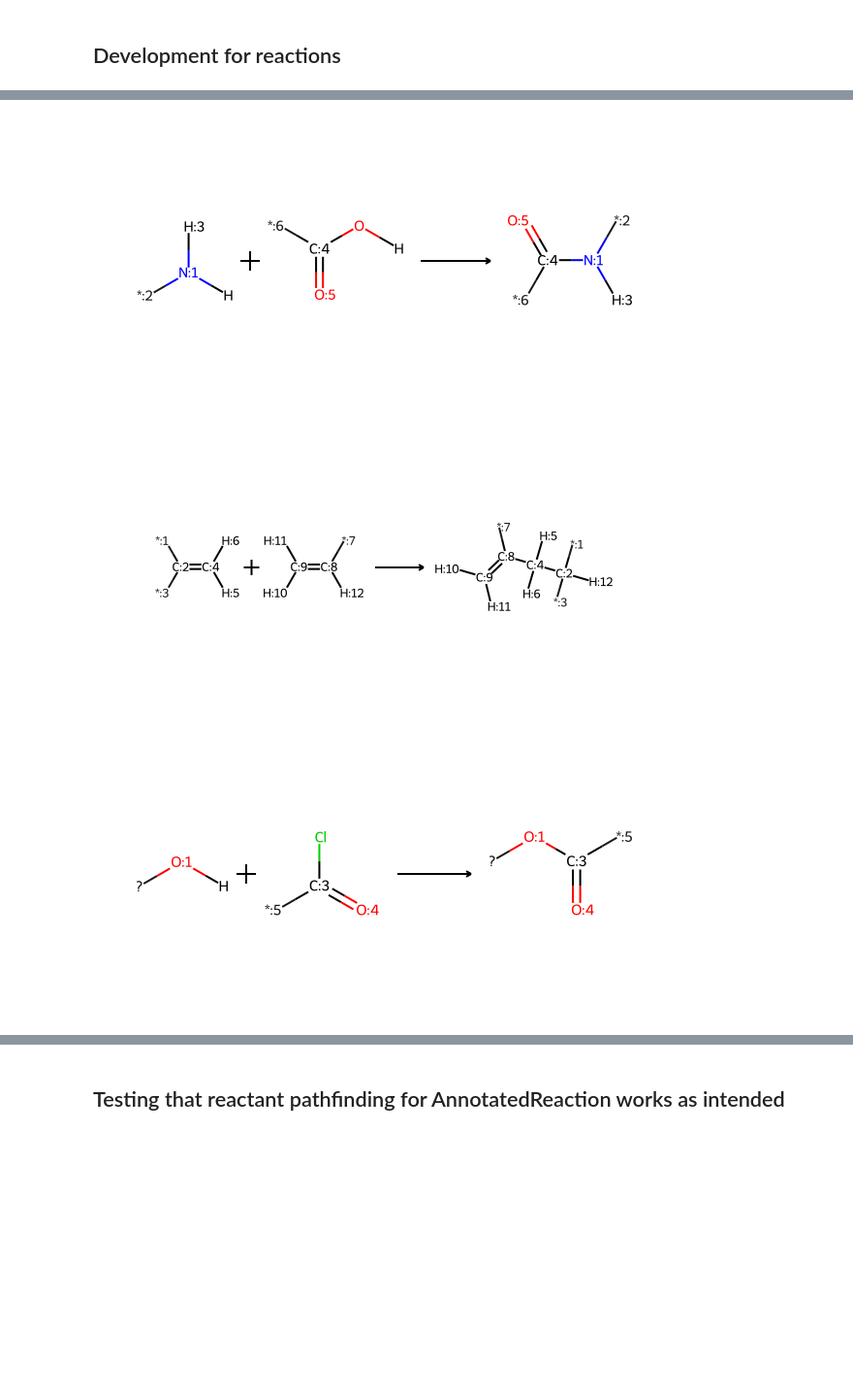
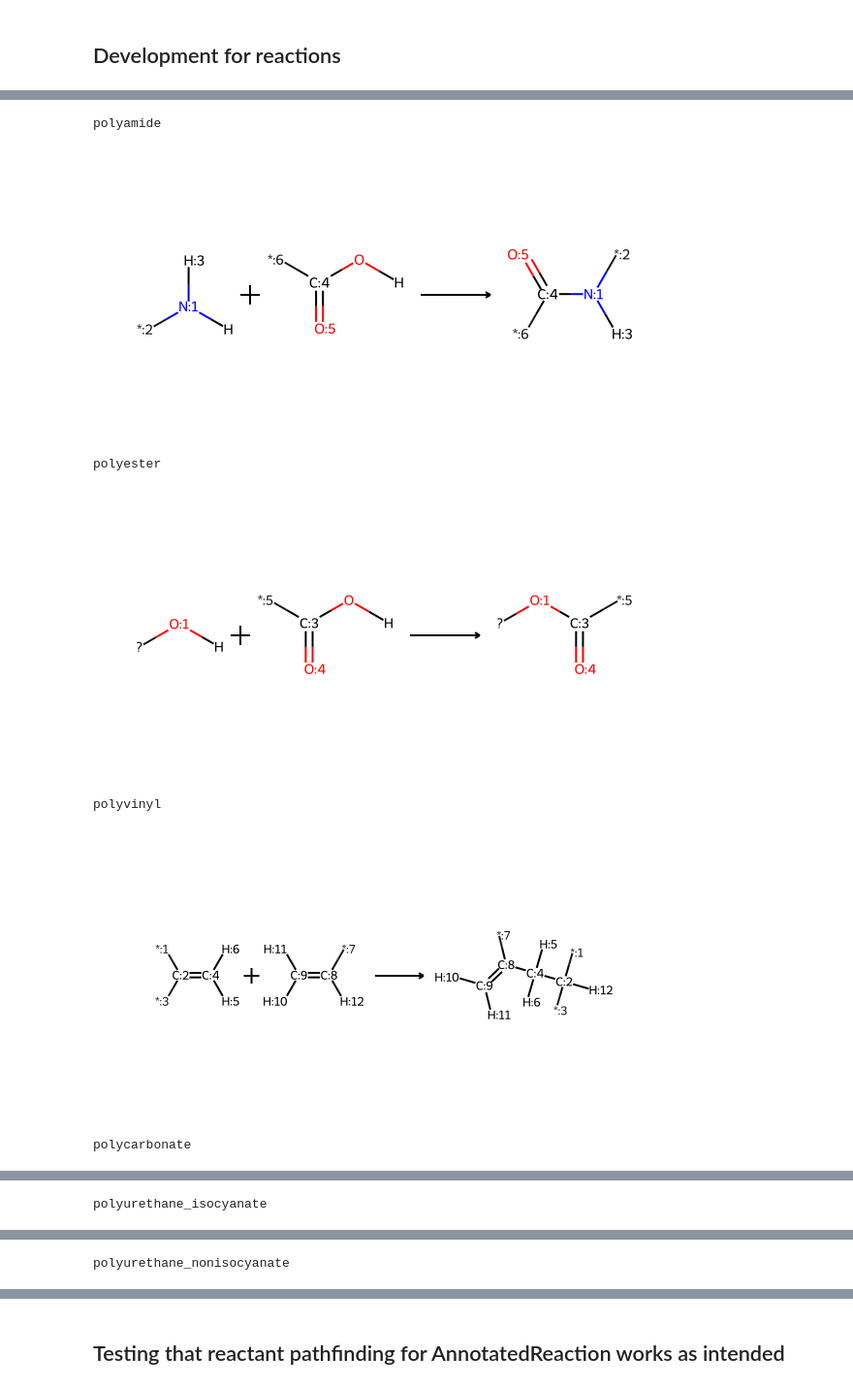
Before and after one commit to timbernat/polymer_workbench, a Jupyter notebook: dev_rxns.ipynb, the cells around one changed output, grey strips where cells are left out. Shown: that part at 97% size. Saved outputs shown, nothing was run; the diff lists cells and outputs as text; code cells hidden in the pictures; blank space fills up the shorter version.

```diff
--- a/dev_rxns.ipynb
+++ b/dev_rxns.ipynb
@@ -30,14 +30,15 @@ reactant_smiles = [
     'c1ccc(C(=O)Cl)cc1C(=O)O',
     'FC(F)(F)F',
     'c1(O)c(O)c(C(=O)Cl)c(O)c(C(=O)Cl)c1',
-    "O=C=N\\CCCCCC/N=C=O",
-    "OCCC(N=C=O)CCO",
+    'O=C=N\\CCCCCC/N=C=O',
+    'OCCC(N=C=O)CCO',
     'C=CC(=O)OCC1COC(=O)O1',
     'NCCCCCCN',
     'NCCC(C(=O)O)CCCN',
     'C=Cc1ccccc1',
     'C=C(Cl)',
     'FC(F)=C',
+    'O1C(=O)C(=O)C(N)(N)C(=O)C(=O)1'
 ]
 reactants = [
     sanitized_mol_with_aromaticity(smiles)
@@ -50,10 +51,11 @@ display(MolsToGridImage(reactants, molsPerRow=5, subImgSize=(N, N)))
 # DEFINING REACTIONS
 RXN_SMARTS : dict[str, str] = {
     'polyamide'     : '[#7:1](-[*:2])(-[#1])-[#1:3].[#8](-[#6:4](=[#8:5])-[*:6])-[#1]>>[#7:1](-[*:2])(-[#1:3])-[#6:4](=[#8:5])-[*:6]',
+    'polyester'     : '[#1]-[#8:1]-[!$([#6]=[#8]):2].[#8](-[#6:3](=[#8:4])-[*:5])-[#1]>>[#8:1](-[!$([#6]=[#8]):2])-[#6:3](=[#8:4])-[*:5]',
     'polyvinyl'     : '[*:1]-[#6:2](-[*:3])=[#6:4](-[#1:5])-[#1:6].[*:7]-[#6:8](=[#6:9](-[#1:10])-[#1:11])-[#1:12]>>[*:1]-[#6:2](-[*:3])(-[#6:4](-[#1:5])(-[#1:6])-[#6:8](-[*:7])=[#6:9](-[#1:10])-[#1:11])-[#1:12]',
     'polycarbonate' : '[#1]-[#8:1]-[!$([#6]=[#8]):2].[#17]-[#6:3](=[#8:4])-[*:5]>>[#8:1](-[!$([#6]=[#8]):2])-[#6:3](=[#8:4])-[*:5]',
     'polyurethane_isocyanate': '[#1:1]-[#8:2]-[!$([#6]=[#8]):3].[#8:4]=[#6:5]=[#7:6]-[*:7]>>[#1:1]-[#7:6](-[#6:5](-[#8:2]-[!$([#6]=[#8]):3])=[#8:4])-[*:7]',
-    "polyurethane_nonisocyanate": "[*:1]-[#6:2]1(-[#1:3])-[#8:4]-[#6:5](=[#8:6])-[#8:7]-[#6:8]-1(-[*:9])-[#1:10].[#7:11](-[*:12])(-[#1:13])-[#1:14]>>[*:1]-[#6:2](-[#1:3])(-[#8:4]-[#1:13])-[#6:8](-[#8:7]-[#6:5](=[#8:6])-[#7:11](-[*:12])-[#1:14])(-[*:9])-[#1:10]",
+    'polyurethane_nonisocyanate': '[*:1]-[#6:2]1(-[#1:3])-[#8:4]-[#6:5](=[#8:6])-[#8:7]-[#6:8]-1(-[*:9])-[#1:10].[#7:11](-[*:12])(-[#1:13])-[#1:14]>>[*:1]-[#6:2](-[#1:3])(-[#8:4]-[#1:13])-[#6:8](-[#8:7]-[#6:5](=[#8:6])-[#7:11](-[*:12])-[#1:14])(-[*:9])-[#1:10]',
     # NOTE: have deliberately excluded compatible reactants for polyimides to test whether negative results are correctly returned during reactant perception
     'polyimide' : '[#7:1](-[*:2])(-[#1])-[#1].[*:3]-[#6:4](=[#8:5])-[#8]-[#6:6](=[#8:7])-[*:8]>>[#7:1](-[*:2])(-[#6:4](-[*:3])=[#8:5])-[#6:6](=[#8:7])-[*:8]',
 }
@@ -61,6 +63,7 @@ RXNS : dict[str, AnnotatedReaction] = {}
 for rxn_name, rxn_smarts in RXN_SMARTS.items():
     rxn = AnnotatedReaction.from_smarts(rxn_smarts)
     rxn.Initialize()
+    print(rxn_name)
     display(rxn)
     RXNS[rxn_name] = rxn
 # %% [output]
@@ -68,3 +71,7 @@ for rxn_name, rxn_smarts in RXN_SMARTS.items():
+polyamide
 [figure]
+polyester
-[figure, old version]
+[figure, new version]
+polyvinyl
-[figure, old version]
+[figure, new version]
+polycarbonate
@@ -71,0 +79 @@ for rxn_name, rxn_smarts in RXN_SMARTS.items():
+polyurethane_isocyanate
@@ -73,0 +81 @@ for rxn_name, rxn_smarts in RXN_SMARTS.items():
+polyurethane_nonisocyanate
```
Also changed, not shown: parts of 4 cells of this notebook.
